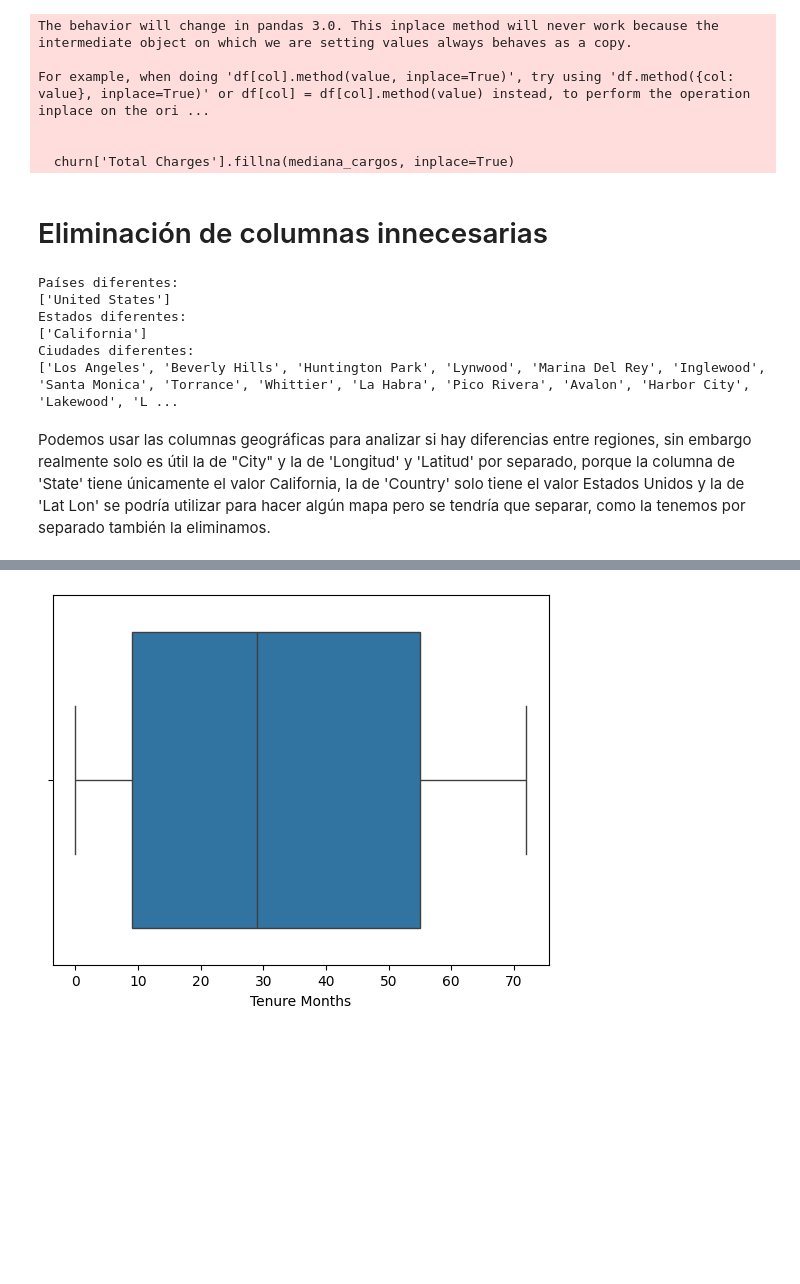
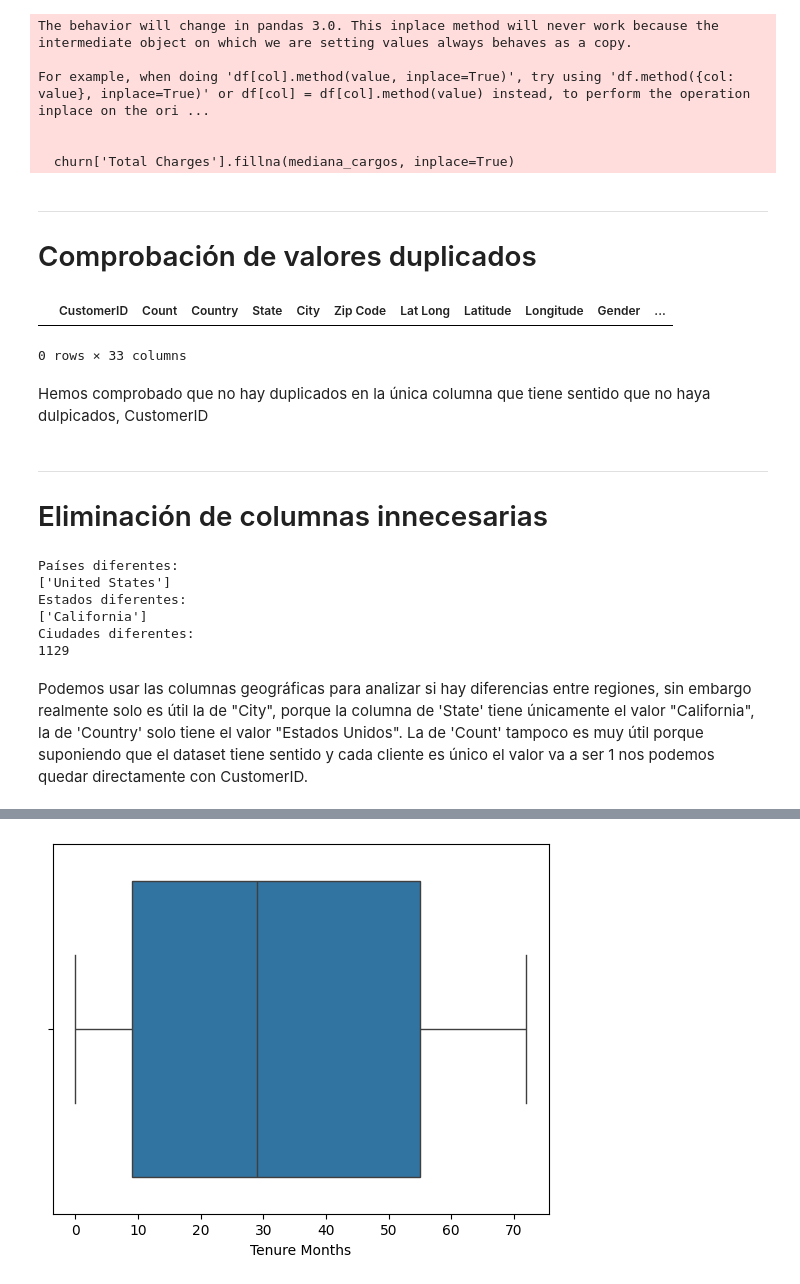
Before and after one commit to DavidPPLAZA/telecom-churn-prediction--ML--project, a Jupyter notebook: NOTEBOOK.ipynb, the cells around one changed output, grey strips where cells are left out. Saved outputs shown, nothing was run; the diff lists cells and outputs as text; code cells hidden in the pictures; blank space fills up the shorter version.

```diff
--- a/NOTEBOOK.ipynb
+++ b/NOTEBOOK.ipynb
@@ -181,7 +182,20 @@ For example, when doing 'df[col].method(value, inplace=True)', try using 'df.met
 
 
   churn['Total Charges'].fillna(mediana_cargos, inplace=True)
+# %% [markdown]
+---------------------------------------------
+
+# Comprobación de valores duplicados
+# %%
+churn[churn['CustomerID'].duplicated()]
+# %% [output]
+|  | CustomerID | Count | Country | State | City | Zip Code | Lat Long | Latitude | Longitude | Gender | ... |
+0 rows × 33 columns
+# %% [markdown]
+Hemos comprobado que no hay duplicados en la única columna que tiene sentido que no haya dulpicados, CustomerID
 # %% [markdown]
+------------------------------------------------------------------------
+
 # Eliminación de columnas innecesarias
 # %%
 print('Países diferentes:')
@@ -189,16 +203,16 @@ print(churn['Country'].unique())
 print('Estados diferentes:')
 print(churn['State'].unique())
 print('Ciudades diferentes:')
-print(list(churn['City'].unique()))
+print(churn['City'].nunique())
 # %% [output]
 Países diferentes:
 ['United States']
 Estados diferentes:
 ['California']
 Ciudades diferentes:
-['Los Angeles', 'Beverly Hills', 'Huntington Park', 'Lynwood', 'Marina Del Rey', 'Inglewood', 'Santa Monica', 'Torrance', 'Whittier', 'La Habra', 'Pico Rivera', 'Avalon', 'Harbor City', 'Lakewood', 'L ...
+1129
 # %% [markdown]
-Podemos usar las columnas geográficas para analizar si hay diferencias entre regiones, sin embargo realmente solo es útil la de "City" y la de 'Longitud' y 'Latitud' por separado, porque la columna de 'State' tiene únicamente el valor California, la de 'Country' solo tiene el valor Estados Unidos y la de 'Lat Lon' se podría utilizar para hacer algún mapa pero se tendría que separar, como la tenemos por separado también la eliminamos.
+Podemos usar las columnas geográficas para analizar si hay diferencias entre regiones, sin embargo realmente solo es útil la de "City", porque la columna de 'State' tiene únicamente el valor "California", la de 'Country' solo tiene el valor "Estados Unidos". La de 'Count' tampoco es muy útil porque suponiendo que el dataset tiene sentido y cada cliente es único el valor va a ser 1 nos podemos quedar directamente con CustomerID.
 # %%
 churn = churn.drop(columns = ['Count','State','Country','Zip Code', 'Lat Long'])
 # %% [markdown]
```
Also changed, not shown: parts of 17 cells of this notebook, 1 other file.
